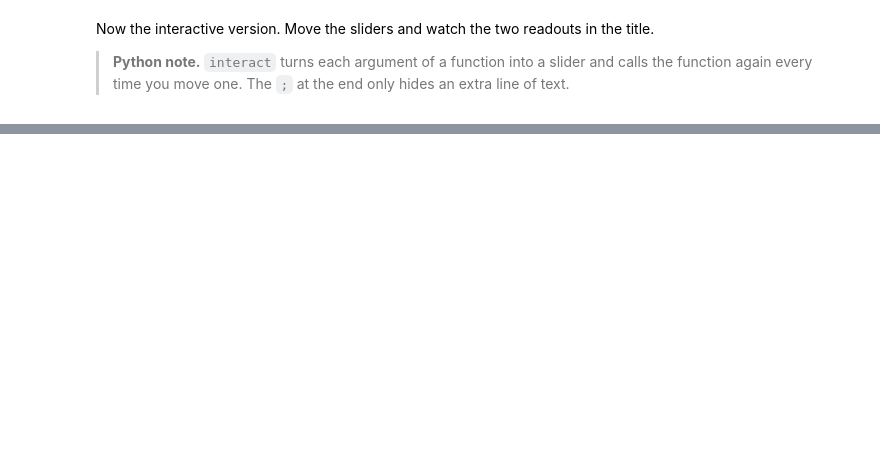
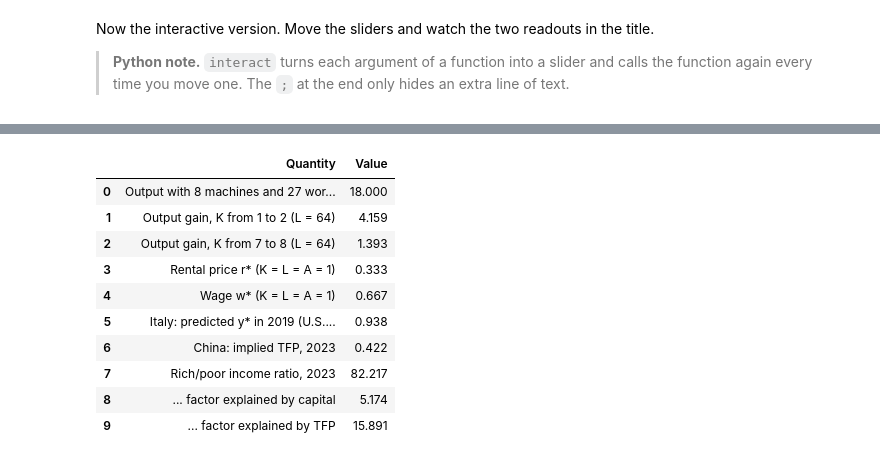
Before and after one commit to quarcs-lab/macro102-site, a Jupyter notebook: notebooks/ch04-a-model-of-production.ipynb, the cells around one changed output, grey strips where cells are left out. Cells and saved outputs as stored; diff of their text form; code cells hidden in the pictures; blank space fills up the shorter version.

```diff
--- a/notebooks/ch04-a-model-of-production.ipynb
+++ b/notebooks/ch04-a-model-of-production.ipynb
@@ -1227,0 +1233,26 @@ pd.DataFrame(rows, columns=["Quantity", "Value"]).round(3)
+# %%
+rows = [
+    ["Output with 8 machines and 27 workers (A = 1)", production(8, 27)],
+    ["Output gain, K from 1 to 2 (L = 64)", production(2, 64) - production(1, 64)],
+    ["Output gain, K from 7 to 8 (L = 64)", production(8, 64) - production(7, 64)],
+    ["Rental price r* (K = L = A = 1)", mpk(1, 1)],
+    ["Wage w* (K = L = A = 1)", mpl(1, 1)],
+    ["Italy: predicted y* in 2019 (U.S. = 1)", y2019.k_rel["Italy"] ** (1 / 3)],
+    ["China: implied TFP, 2023", sample[sample.country == "China"].tfp.iloc[0]],
+    ["Rich/poor income ratio, 2023", income_ratio],
+    ["  ... factor explained by capital", capital_factor],
+    ["  ... factor explained by TFP", tfp_factor],
+]
+pd.DataFrame(rows, columns=["Quantity", "Value"]).round(3)
+# %% [output]
+|  | Quantity | Value |
+| 0 | Output with 8 machines and 27 wor... | 18.000 |
+| 1 | Output gain, K from 1 to 2 (L = 64) | 4.159 |
+| 2 | Output gain, K from 7 to 8 (L = 64) | 1.393 |
+| 3 | Rental price r* (K = L = A = 1) | 0.333 |
+| 4 | Wage w* (K = L = A = 1) | 0.667 |
+| 5 | Italy: predicted y* in 2019 (U.S.... | 0.938 |
+| 6 | China: implied TFP, 2023 | 0.422 |
+| 7 | Rich/poor income ratio, 2023 | 82.217 |
+| 8 | ... factor explained by capital | 5.174 |
+| 9 | ... factor explained by TFP | 15.891 |
```
Also changed, not shown: parts of 140 cells of this notebook, 42 other files.
